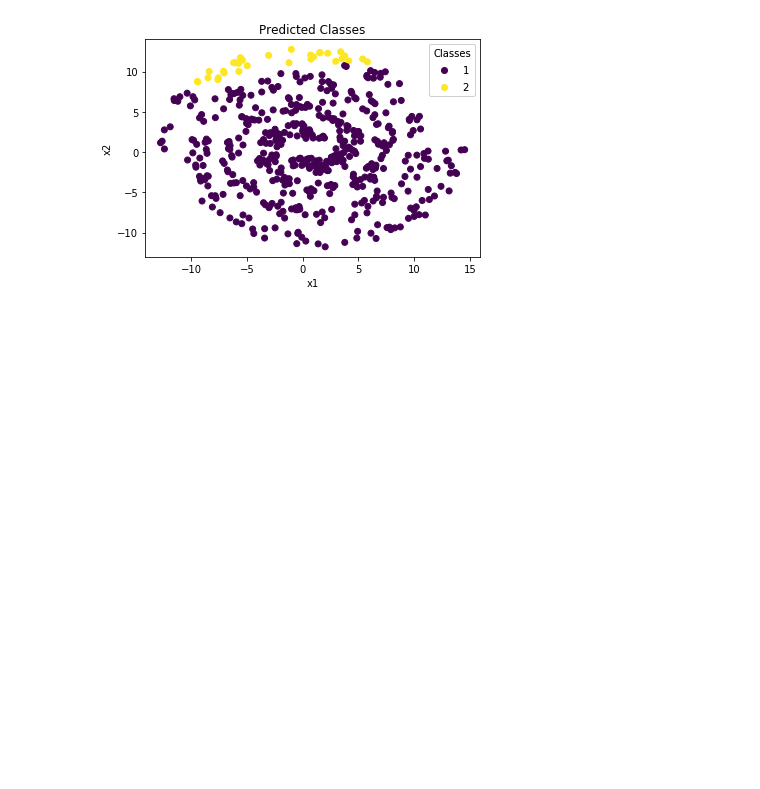
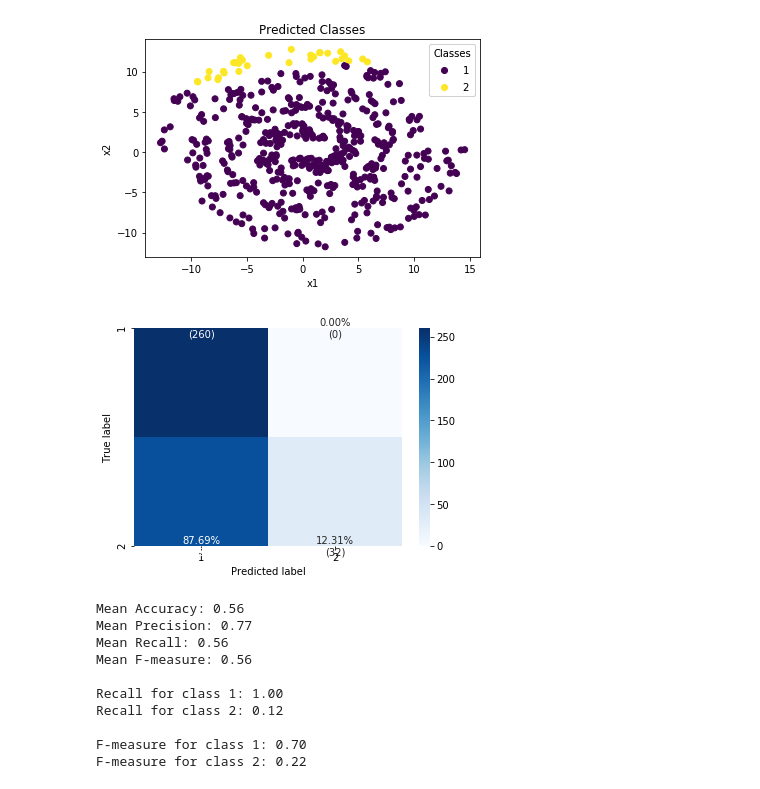
Before and after one commit to Jovian-Dsouza/iml_assignment, a Jupyter notebook: Bayes_Classification.ipynb, the cells around one changed output. Drawn from its saved outputs; the diff is of its cells as text; code cells hidden in the pictures; blank space fills up the shorter version.

```diff
--- a/Bayes_Classification.ipynb
+++ b/Bayes_Classification.ipynb
@@ -206,3 +245,19 @@ plot_data(X_test, pred_y, 'Predicted Classes')
 # %% [output]
 [figure]
 [figure]
+# %%
+# Computing metrics
+confusion_matrix(Y_test, pred_y)
+metrics_summary(Y_test, pred_y)
+# %% [output]
+[figure, added]
+Mean Accuracy: 0.56
+Mean Precision: 0.77
+Mean Recall: 0.56
+Mean F-measure: 0.56
+
+Recall for class 1: 1.00
+Recall for class 2: 0.12
+
+F-measure for class 1: 0.70
+F-measure for class 2: 0.22
```
Also changed, not shown: parts of 3 cells of this notebook.
